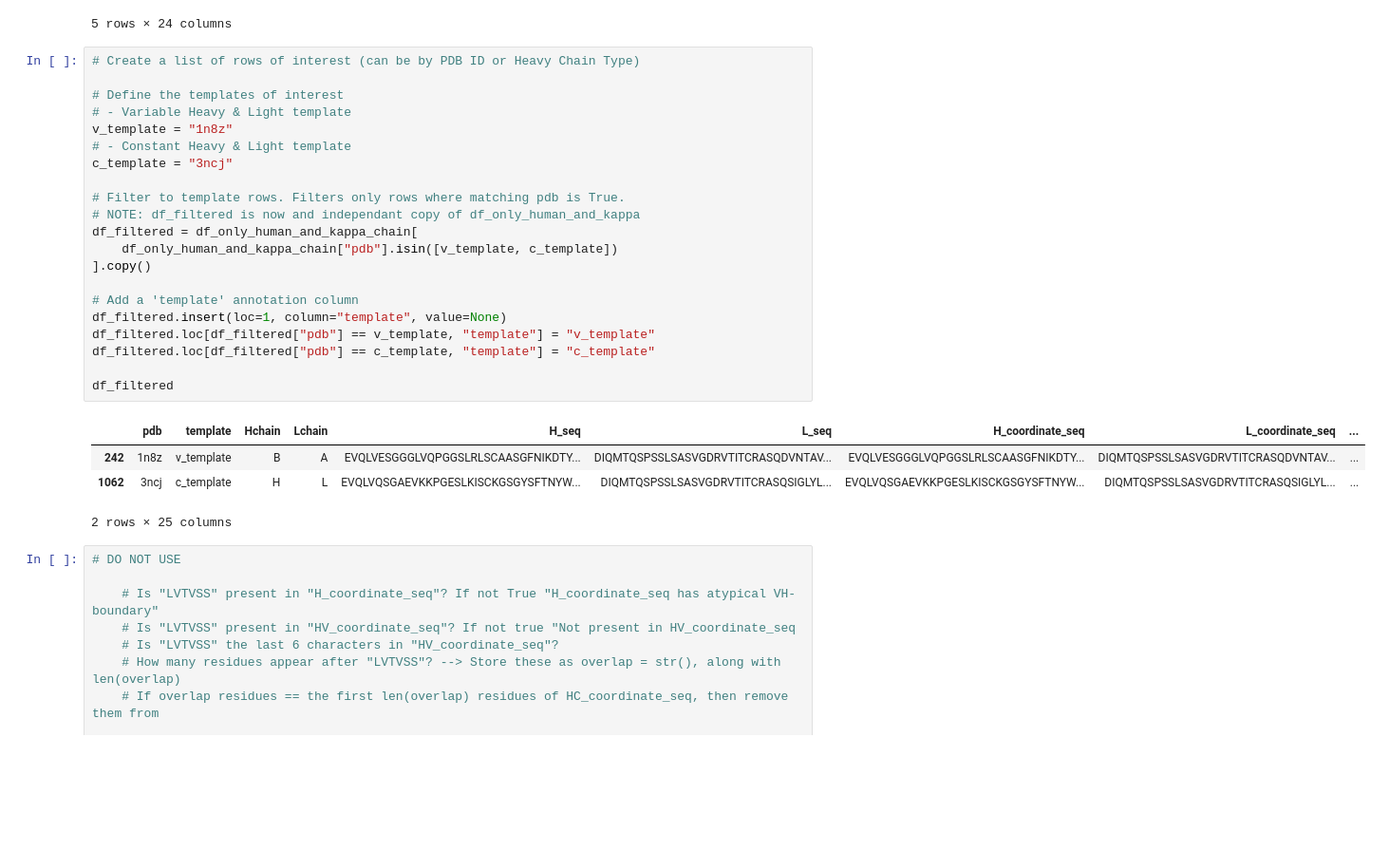
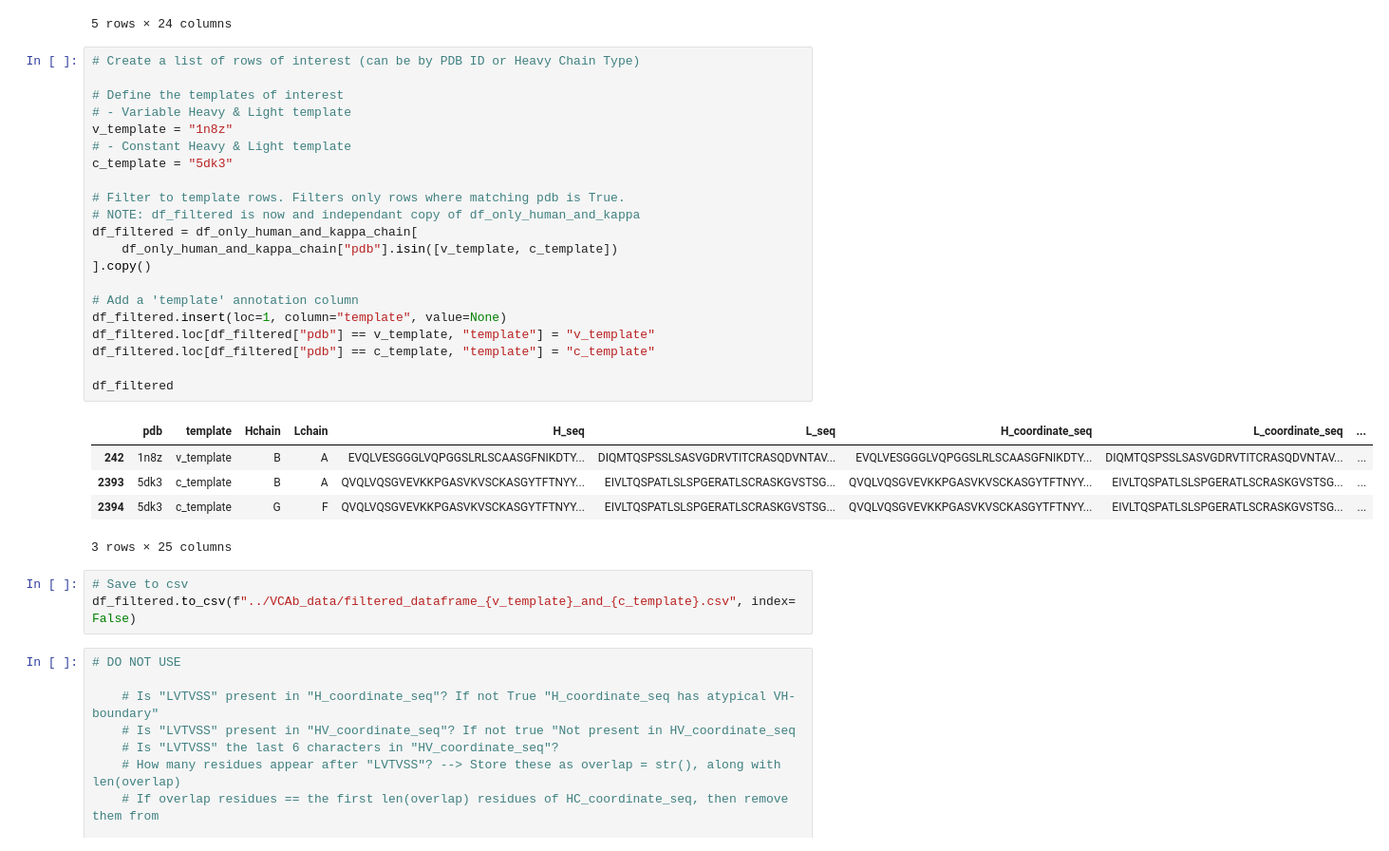
Before and after one commit to lewhay03/Antibody-Constant-Region-Modelling-Pipeline, a Jupyter notebook: Scripts/antibody_modelling_pipeline_jupyter_draft.ipynb, the cells around one changed output. Shown at 95% size. Drawn from its saved outputs; the diff is of its cells as text; blank space fills up the shorter version.

```diff
--- a/Scripts/antibody_modelling_pipeline_jupyter_draft.ipynb
+++ b/Scripts/antibody_modelling_pipeline_jupyter_draft.ipynb
@@ -70,29 +70,33 @@ Rows, columns: (3767, 24)
 # %%
 # Create a list of rows of interest (can be by PDB ID or Heavy Chain Type)
 
 # Define the templates of interest
 # - Variable Heavy & Light template
 v_template = "1n8z"
 # - Constant Heavy & Light template
-c_template = "3ncj"
+c_template = "5dk3"
 
 # Filter to template rows. Filters only rows where matching pdb is True.
 # NOTE: df_filtered is now and independant copy of df_only_human_and_kappa
 df_filtered = df_only_human_and_kappa_chain[
     df_only_human_and_kappa_chain["pdb"].isin([v_template, c_template])
 ].copy()
 
 # Add a 'template' annotation column
 df_filtered.insert(loc=1, column="template", value=None)
 df_filtered.loc[df_filtered["pdb"] == v_template, "template"] = "v_template"
 df_filtered.loc[df_filtered["pdb"] == c_template, "template"] = "c_template"
 
 df_filtered
 # %% [output]
 |  | pdb | template | Hchain | Lchain | H_seq | L_seq | H_coordinate_seq | L_coordinate_seq | ... |
 | 242 | 1n8z | v_template | B | A | EVQLVESGGGLVQPGGSLRLSCAASGFNIKDTY... | DIQMTQSPSSLSASVGDRVTITCRASQDVNTAV... | EVQLVESGGGLVQPGGSLRLSCAASGFNIKDTY... | DIQMTQSPSSLSASVGDRVTITCRASQDVNTAV... | ... |
-| 1062 | 3ncj | c_template | H | L | EVQLVQSGAEVKKPGESLKISCKGSGYSFTNYW... | DIQMTQSPSSLSASVGDRVTITCRASQSIGLYL... | EVQLVQSGAEVKKPGESLKISCKGSGYSFTNYW... | DIQMTQSPSSLSASVGDRVTITCRASQSIGLYL... | ... |
+| 2393 | 5dk3 | c_template | B | A | QVQLVQSGVEVKKPGASVKVSCKASGYTFTNYY... | EIVLTQSPATLSLSPGERATLSCRASKGVSTSG... | QVQLVQSGVEVKKPGASVKVSCKASGYTFTNYY... | EIVLTQSPATLSLSPGERATLSCRASKGVSTSG... | ... |
+| 2394 | 5dk3 | c_template | G | F | QVQLVQSGVEVKKPGASVKVSCKASGYTFTNYY... | EIVLTQSPATLSLSPGERATLSCRASKGVSTSG... | QVQLVQSGVEVKKPGASVKVSCKASGYTFTNYY... | EIVLTQSPATLSLSPGERATLSCRASKGVSTSG... | ... |
-2 rows × 25 columns
+3 rows × 25 columns
+# %%
+# Save to csv
+df_filtered.to_csv(f"../VCAb_data/filtered_dataframe_{v_template}_and_{c_template}.csv", index= False)
 # %%
 # DO NOT USE
 
```
Also changed, not shown: parts of 1 cell of this notebook, 4 other files.
